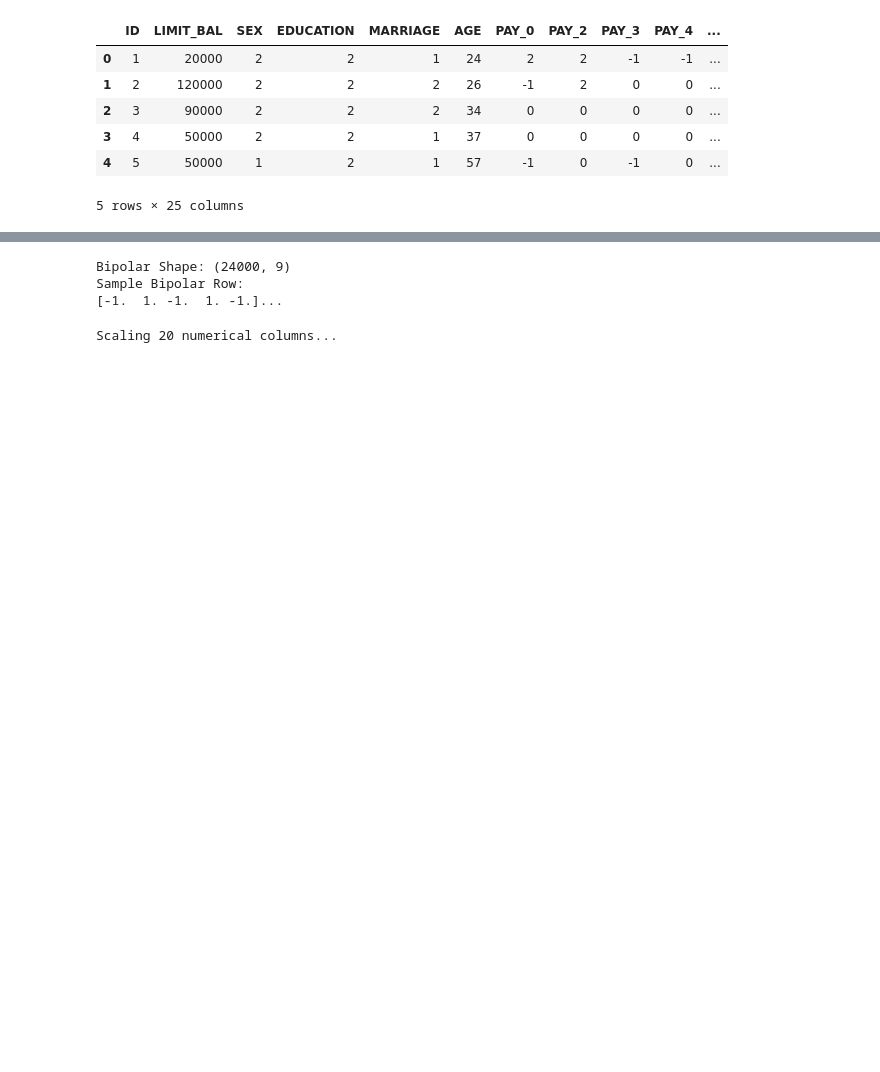
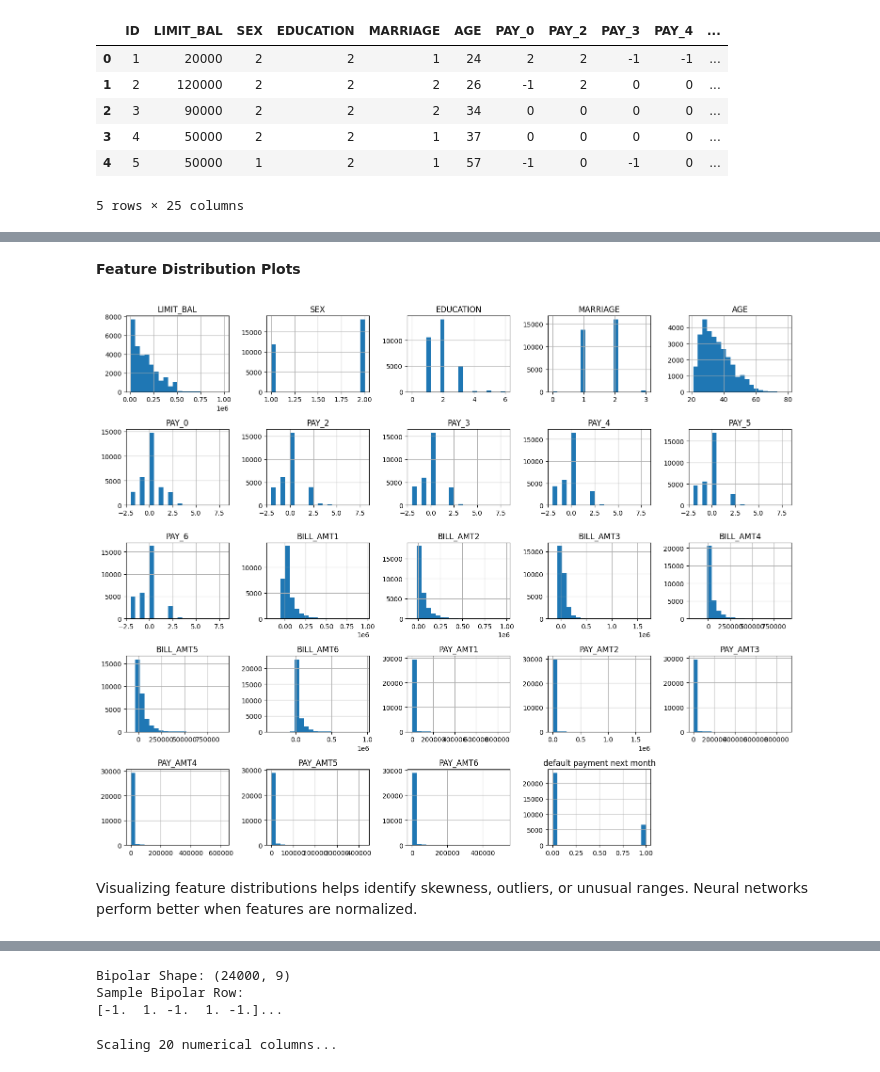
Before and after one commit to ritabrezznica/DeepLearning, a Jupyter notebook: Preprocessing.ipynb, the cells around one changed output, grey strips where cells are left out. Drawn from its saved outputs; the diff is of its cells as text; code cells hidden in the pictures; blank space fills up the shorter version.

```diff
--- a/Preprocessing.ipynb
+++ b/Preprocessing.ipynb
@@ -31,0 +150,12 @@ print(df[['EDUCATION', 'MARRIAGE']].head())
+# %% [markdown]
+**Feature Distribution Plots**
+# %%
+# Plot histograms for numerical features
+df.hist(figsize=(15,12), bins=20)
+plt.tight_layout()
+plt.show()
+# %% [output]
+[figure, added]
+# %% [markdown]
+Visualizing feature distributions helps identify skewness, outliers, or unusual ranges.
+Neural networks perform better when features are normalized.
```
Also changed, not shown: parts of 37 cells of this notebook.
